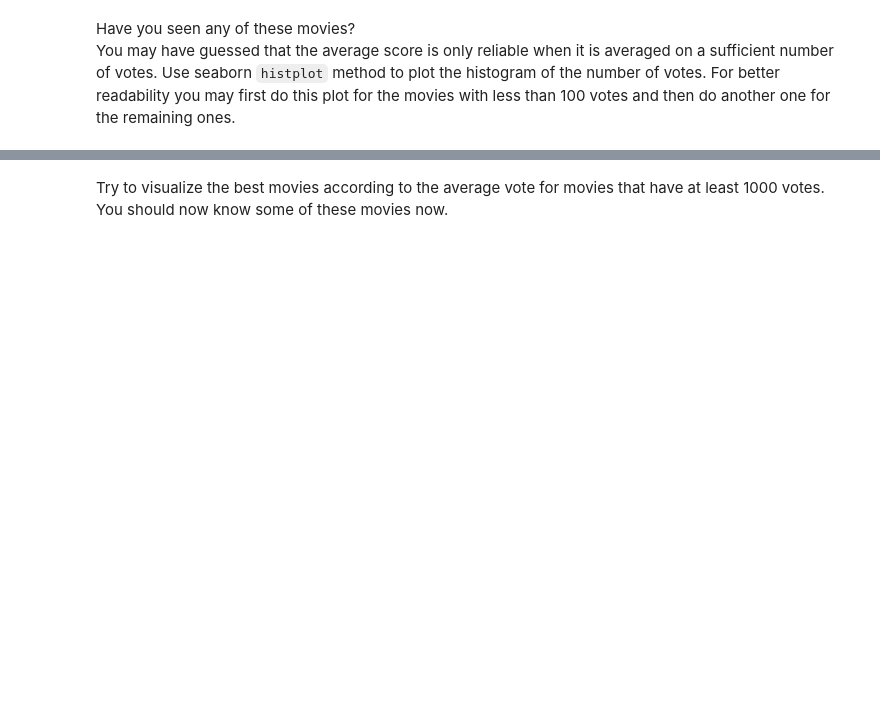
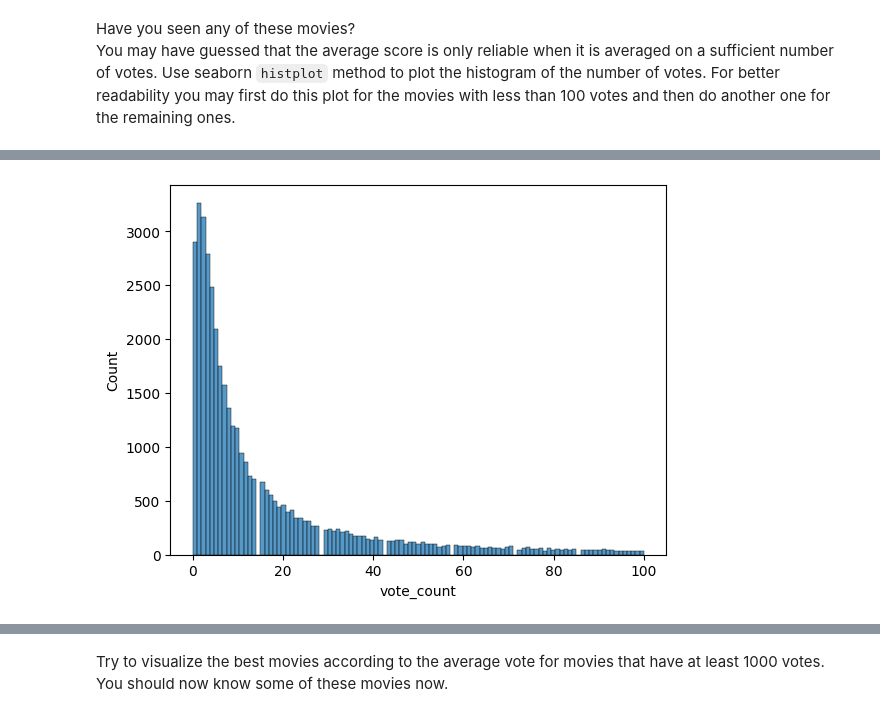
Before and after one commit to MaxMosh/AIF, a Jupyter notebook: rec_sys/recommender_systems/INSA_Reco.ipynb, the cells around one changed output, grey strips where cells are left out. Cells and saved outputs as stored; diff of their text form; code cells hidden in the pictures; blank space fills up the shorter version.

```diff
--- a/rec_sys/recommender_systems/INSA_Reco.ipynb
+++ b/rec_sys/recommender_systems/INSA_Reco.ipynb
@@ -109,0 +121,5 @@ For better readability you may first do this plot for the movies with less than
+# %%
+sns.histplot(data=metadata[metadata["vote_count"] <= 100], x='vote_count')
+plt.show()
+# %% [output]
+[figure, added]
```
Also changed, not shown: parts of 9 cells of this notebook.
